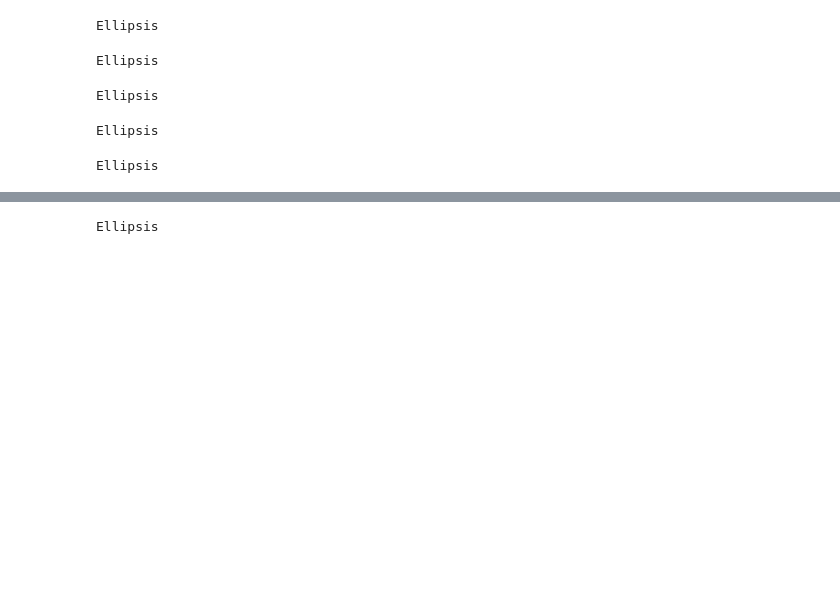
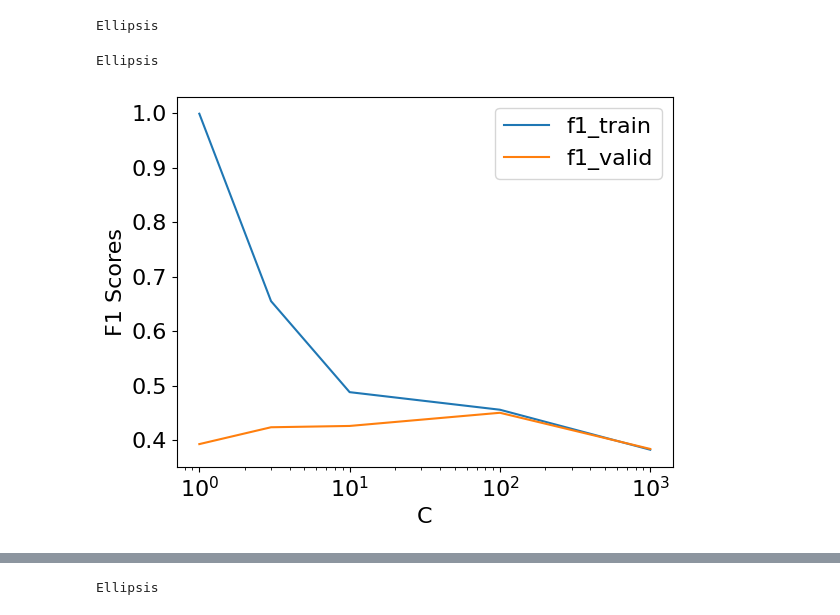
Before and after one commit to angshe/330hw5, a Jupyter notebook: hw5.ipynb, the cells around one changed output, grey strips where cells are left out. Cells and saved outputs as stored; diff of their text form; code cells hidden in the pictures; blank space fills up the shorter version.

```diff
--- a/hw5.ipynb
+++ b/hw5.ipynb
@@ -732,3 +734,19 @@ The best hyperparameter value for C was 10, as seen by the graph beginning to pl
 Overall, it seems like Logistic Regression isn't affected much by hyperparameter tuning. This makes sense as non-linear relationships between different features are really difficult for this model to predict an accurate outcome.
 
 This inability to predict trends in the data is especially obvious when we set class_weight='balanced' to offset the default imbalance.
+# %%
+C_vals = [0.001, 0.01, 0.1, 1, 5, 10, 100]
+Max_iter = [1, 10, 100, 10000]
+pipe_lr = make_pipeline(preprocessor, LogisticRegression(random_state=123, class_weight='balanced'))
+param_grid = {
+    "logisticregression__C": C_vals,
+    "logisticregression__max_iter" : Max_iter
+}
+
+grid_search = GridSearchCV(pipe_lr, param_grid=param_grid, n_jobs=-1, scoring='f1')
+grid_search.fit(X_train, y_train)
+best_C =  grid_search.best_params_.get("logisticregression__C")
+best_Max_iter = grid_search.best_params_.get("logisticregression__max_iter")
+best_score = grid_search.best_score_
+best_C
+best_Max_iter
@@ -970,15 +999,48 @@ Ellipsis
 ...
 # %% [output]
 Ellipsis
-# %%
-...
-# %% [output]
-Ellipsis
-# %%
-...
-# %% [output]
-Ellipsis
-# %%
-...
-# %% [output]
-Ellipsis
+# %%
+# taken from hw4
+n_neighbors = [1, 3, 10, 100, 1000]
+
+knn_train_scores = []
+knn_cv_scores = []
+knn_std_scores = []
+f1_knn_train_scores = []
+f1_knn_cv_scores = []
+f1_knn_std_scores = []
+prec_knn_train_scores = []
+prec_knn_cv_scores = []
+rec_knn_train_scores = []
+rec_knn_cv_scores = []
+
+for n in n_neighbors:
+    #     print(C)
+    pipe = make_pipeline(
+        preprocessor,
+        KNeighborsClassifier(n_neighbors=n),
+    )
+    cv_results = cross_validate(
+        pipe, X_train, y_train,
+        scoring=["f1", "precision", "recall", "accuracy"],
+        return_train_score=True
+    )
+
+    knn_train_scores.append(cv_results["train_accuracy"].mean())
+    knn_cv_scores.append(cv_results["test_accuracy"].mean())
+    knn_std_scores.append(np.std(knn_cv_scores))
+    f1_knn_train_scores.append(cv_results["train_f1"].mean())
+    f1_knn_cv_scores.append(cv_results["test_f1"].mean())
+    f1_knn_std_scores.append(np.std(f1_cv_scores))
+    prec_knn_train_scores.append(cv_results["train_precision"].mean())
+    prec_knn_cv_scores.append(cv_results["test_precision"].mean())
+    rec_knn_train_scores.append(cv_results["train_recall"].mean())
+    rec_knn_cv_scores.append(cv_results["test_recall"].mean())
+
+plt.semilogx(n_neighbors, f1_knn_train_scores, label="f1_train")
+plt.semilogx(n_neighbors, f1_knn_cv_scores, label="f1_valid")
+plt.legend()
+plt.xlabel("C")
+plt.ylabel("F1 Scores");
+# %% [output]
+[figure, added]
```
Also changed, not shown: parts of 10 cells of this notebook.
